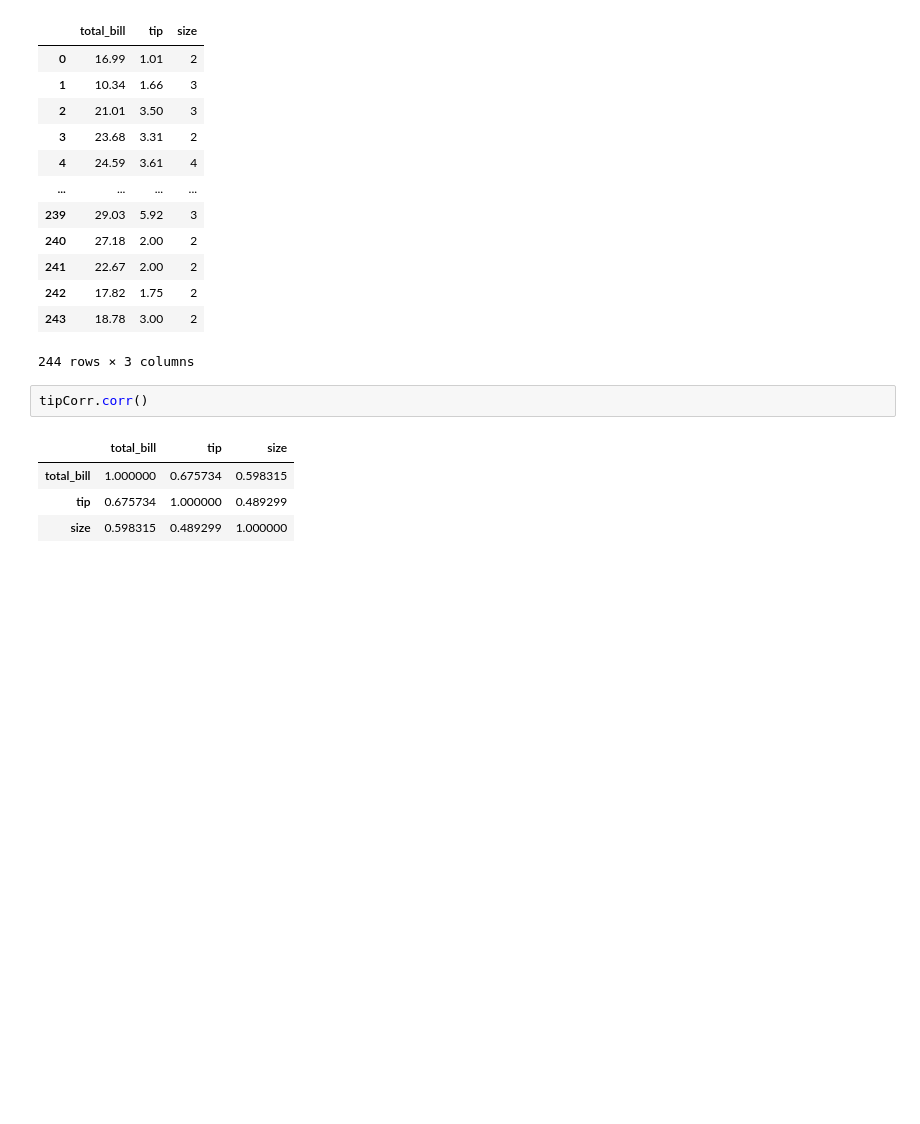
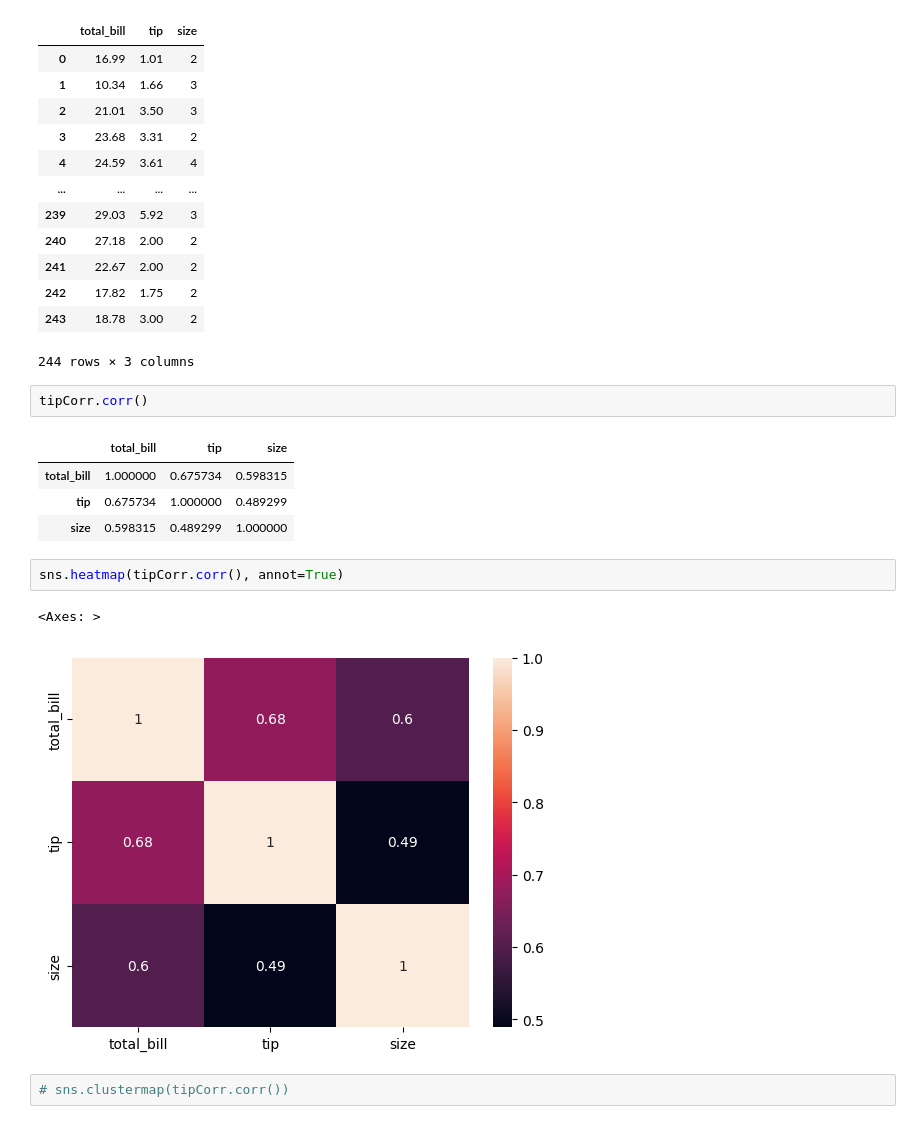
Before and after one commit to bhumipandey06/DataVisualization, a Jupyter notebook: MatrixPlots.ipynb, the cells around one changed output. Drawn from its saved outputs; the diff is of its cells as text; blank space fills up the shorter version.

```diff
--- a/MatrixPlots.ipynb
+++ b/MatrixPlots.ipynb
@@ -63,3 +64,10 @@ tipCorr.corr()
 | total_bill | 1.000000 | 0.675734 | 0.598315 |
 | tip | 0.675734 | 1.000000 | 0.489299 |
 | size | 0.598315 | 0.489299 | 1.000000 |
+# %%
+sns.heatmap(tipCorr.corr(), annot=True)
+# %% [output]
+<Axes: >
+[figure, added]
+# %%
+# sns.clustermap(tipCorr.corr())
```
Also changed, not shown: parts of 3 cells of this notebook.
